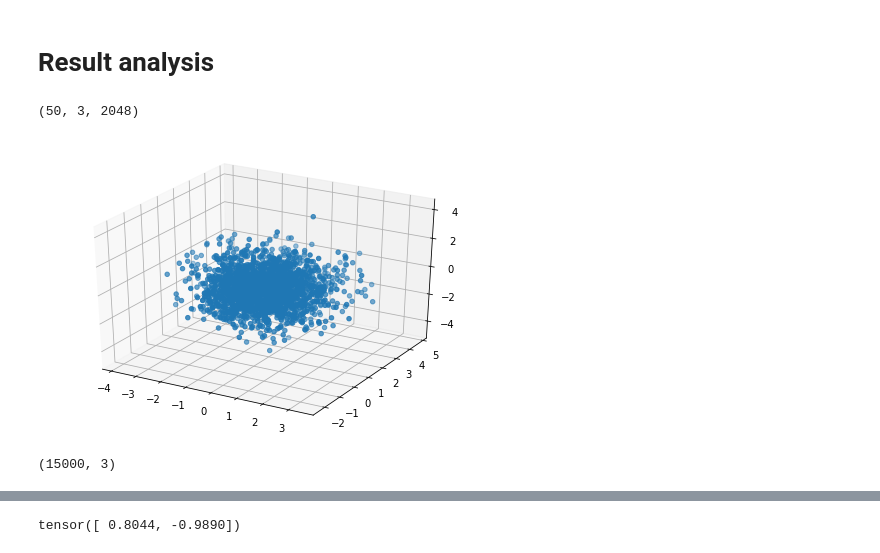
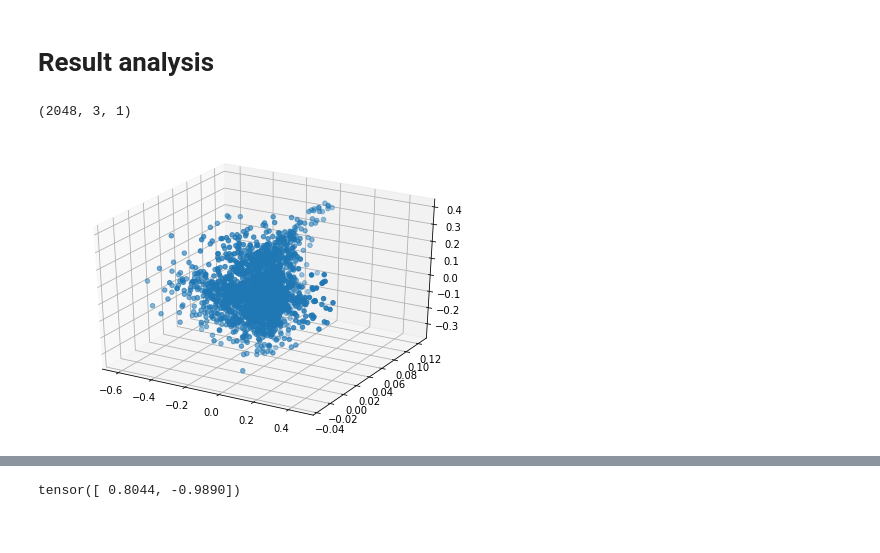
Before and after one commit to owen94/ResidualPointFlow, a Jupyter notebook: ResultAnalysis.ipynb, the cells around one changed output, grey strips where cells are left out. Cells and saved outputs as stored; diff of their text form; code cells hidden in the pictures.

```diff
--- a/ResultAnalysis.ipynb
+++ b/ResultAnalysis.ipynb
@@ -10,16 +8,28 @@ dataDir = "/Users/zuozhu/Git/RPC_results/exp1/test_results/"
+# %%
+#dataDir = "/Users/zuozhu/Git/RPC_results/exp0/test_results/"
+dataDir = "/Users/zuozhu/Git/RPC_results/density_est/exp2/test_results/"
 # %%
-sample = np.load(dataDir + 'samples_220.npy')
+sample = np.load(dataDir + 'samples_60.npy')
 sample.shape
 # %% [output]
-(50, 3, 2048)
+(2048, 3, 1)
 # %%
-idx = 30
-x = sample[idx,0,:]
-y = sample[idx,1,:]
-z = sample[idx,2,:]
+# idx = 3
+# x = sample[idx,0,:]
+# y = sample[idx,1,:]
+# z = sample[idx,2,:]
+# fig = plt.figure()
+# ax = Axes3D(fig)
+# ax.scatter(x, y, z)
+# plt.show()
+
+sample = sample[:,:,0].transpose()
+x = sample[0,:]
+y = sample[1,:]
+z = sample[2,:]
 fig = plt.figure()
 ax = Axes3D(fig)
-ax.scatter(x, y, z )
+ax.scatter(x, y, z)
 plt.show()
 # %% [output]
-[figure, old version]
+[figure, new version]
@@ -26,10 +60,9 @@ plt.show()
 # %%
 orignal_data = "/Users/zuozhu/Git/ResFlowPC/data/ShapeNetCore.v2.PC15k/02691156/train/"
 # %%
-ori_sample = np.load(orignal_data + '1a04e3eab45ca15dd86060f189eb133.npy')
-ori_sample.shape
+ori_sample = np.load(orignal_data + 'ffef991d85e3136a9a6e43b878d5b335.npy')
+idx = np.random.choice(15000, 2048)
+ori_sample = ori_sample[idx, :]
-# %% [output]
-(15000, 3)
 # %%
 x = ori_sample[:,0]
 y = ori_sample[:,1]
```
Also changed, not shown: parts of 7 cells of this notebook, 12 other files.
